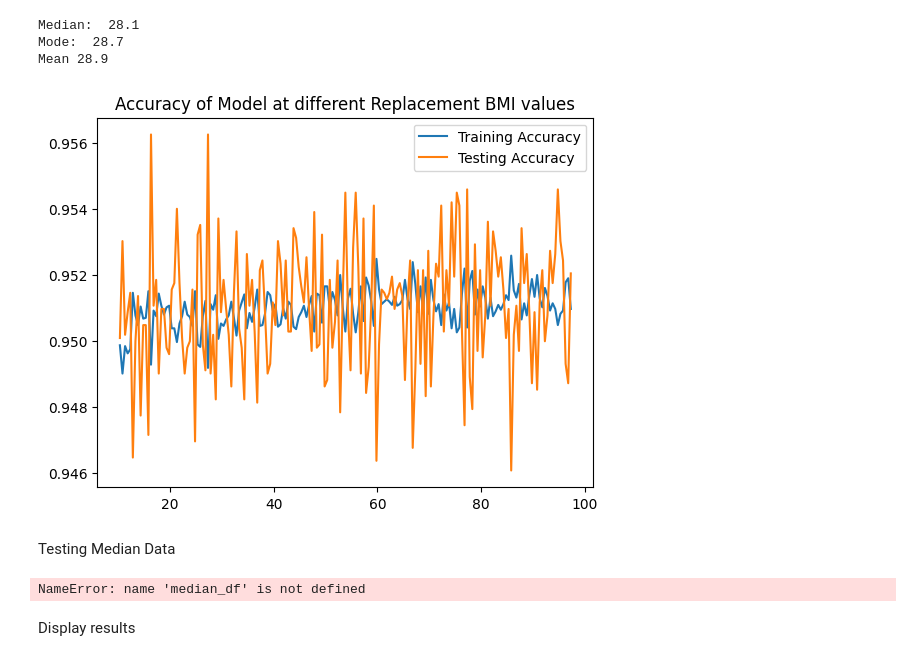
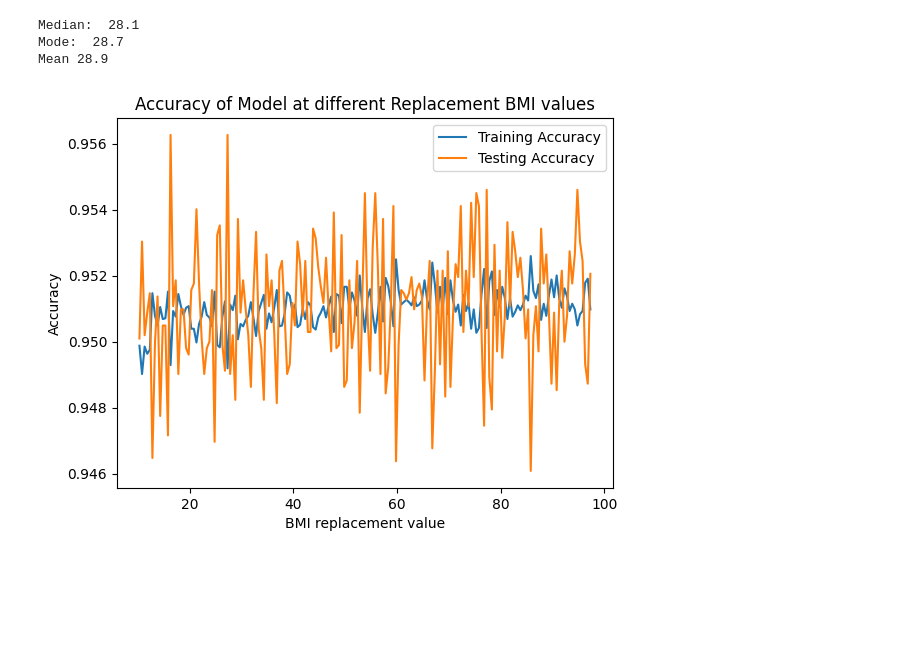
Before and after one commit to meredithc001/Stroke-Prediction, a Jupyter notebook: predictor.ipynb, the cells around one changed output. Drawn from its saved outputs; the diff is of its cells as text; code cells hidden in the pictures; blank space fills up the shorter version.

Commit message:
More small changes to way accuracy is displayed.

```diff
--- a/predictor.ipynb
+++ b/predictor.ipynb
@@ -128,31 +128,10 @@ Mean 28.9
 # %%
 plt.plot(values, training, label="Training Accuracy")
 plt.plot(values, testing, label="Testing Accuracy")
 plt.title("Accuracy of Model at different Replacement BMI values")
 plt.legend()
+plt.xlabel("BMI replacement value")
+plt.ylabel("Accuracy")
 plt.show()
 # %% [output]
-[figure, old version]
+[figure, new version]
-# %% [markdown]
-Testing Median Data
-# %%
-median_training = []
-median_testing = []
-X = median_df.loc[:, median_df.columns != 'stroke']
-y = df['stroke']
-for i in range(50):
-    X_train, X_test, y_train, y_test = train_test_split(X,y, test_size=.2, shuffle=True)
-    model = LogisticRegression(solver="liblinear", random_state=0).fit(X_train,y_train)
-    predictions = model.predict(X_train)
-    total_correct = np.sum(predictions == y_train)
-    accuracy = total_correct / len(y_train)
-    median_training.append(accuracy)
-
-    predictions = model.predict(X_test)
-    total_correct = np.sum(predictions == y_test)
-    accuracy = total_correct / len(y_test)
-    median_testing.append(accuracy)
-# %% [output]
-NameError: name 'median_df' is not defined
-# %% [markdown]
-Display results
```
Also changed, not shown: parts of 1 cell of this notebook.
